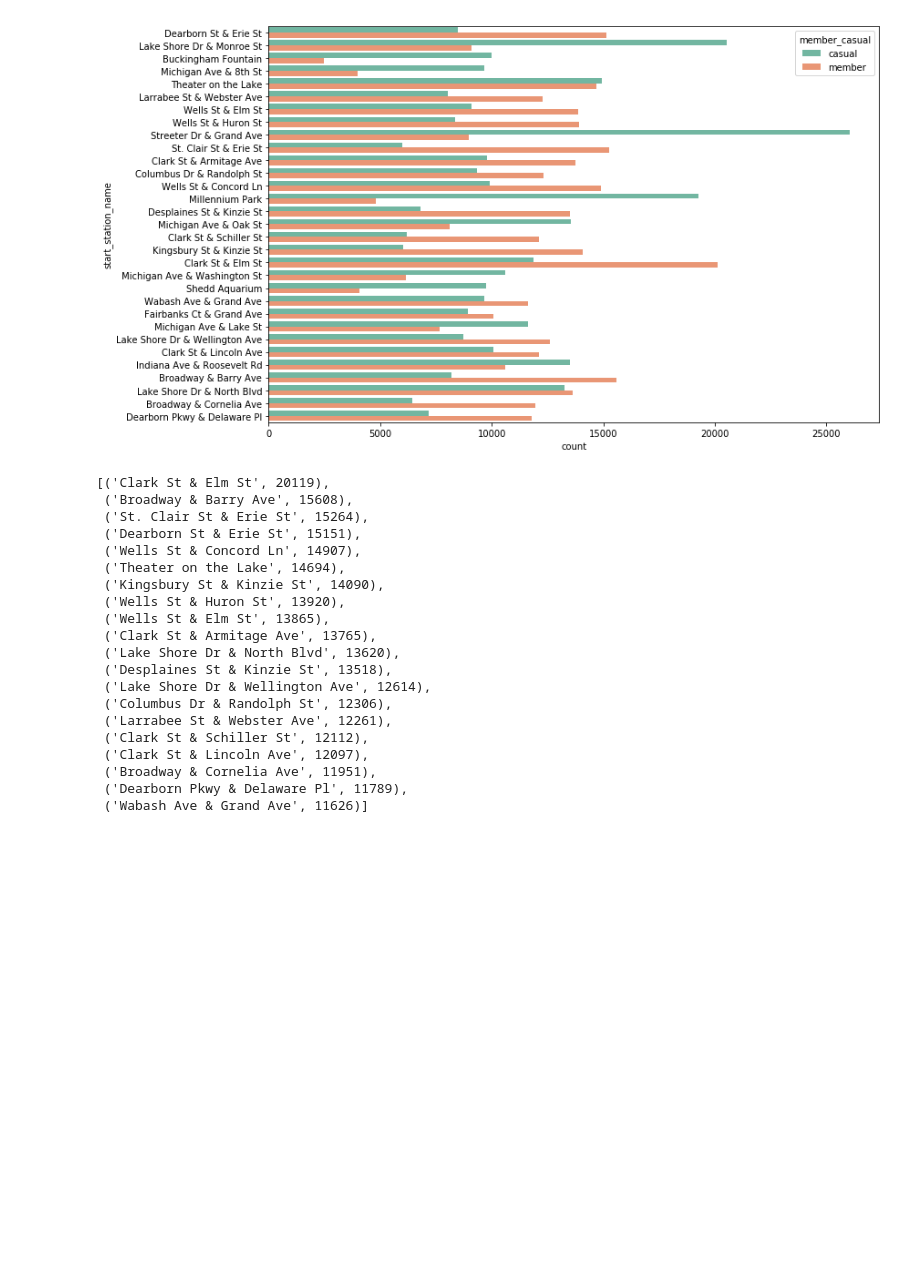
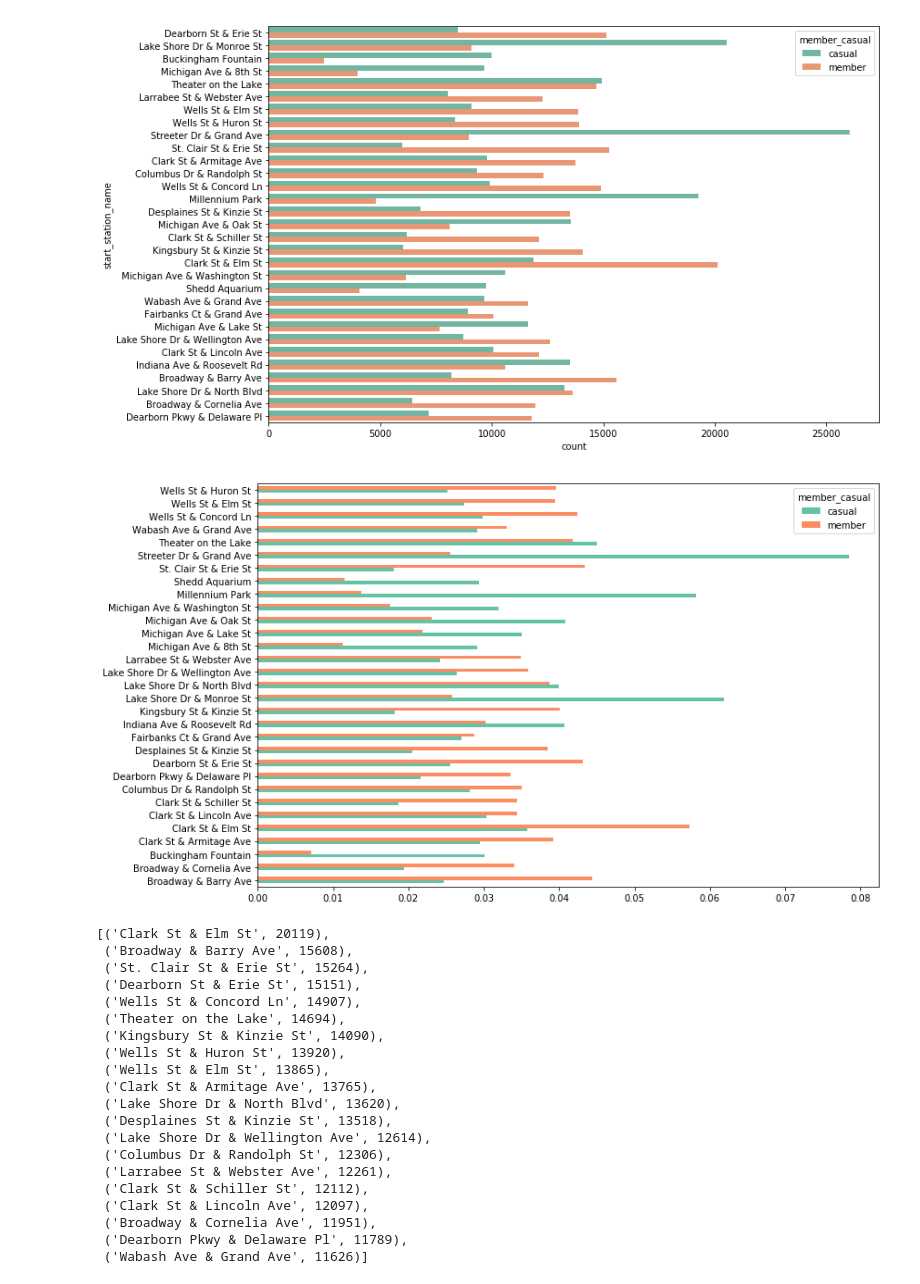
Before and after one commit to arcadianlyric/Google_data_analytics_Bike_share_growth_hacking, a Jupyter notebook: capstone_project/bike_share/src/bike_share_analysis.ipynb, the cells around one changed output. Cells and saved outputs as stored; diff of their text form; code cells hidden in the pictures; blank space fills up the shorter version.

Commit message:
add normalized results

```diff
--- a/capstone_project/bike_share/src/bike_share_analysis.ipynb
+++ b/capstone_project/bike_share/src/bike_share_analysis.ipynb
@@ -170,0 +195,7 @@ df.iloc[:, 12:17].groupby('member_casual').median()
+# %%
+# if the difference on time_len, dist significant
+member = df2[df2.member_casual=='member']
+casual = df2[df2.member_casual=='casual']
+# %%
+for i in ['time_length', 'dist']:
+    print(i, ttest_ind(member[i].values, casual[i].values, axis=0, equal_var=False))
@@ -227,6 +262,14 @@ plt.savefig('../img/station_popularity_compare.pdf', bbox_inches='tight', pad_in
 plt.show()
 # %% [output]
 [figure]
+# %%
+# normalize by total cases, similar
+station_df_normalized = station_df.groupby('member_casual')['start_station_name'].apply(lambda x: x.value_counts(normalize=True)).unstack()
+fig, ax = plt.subplots(figsize=(12,8))
+station_df_normalized.T.plot(kind='barh', ax=ax)
+plt.show()
+# %% [output]
+[figure, added]
 # %%
 # compare station usage between member/casual
 member_startstation_top20 = Counter(df[df['member_casual'] =='member']['start_station_name']).most_common(20)
```
Also changed, not shown: parts of 9 cells of this notebook.
